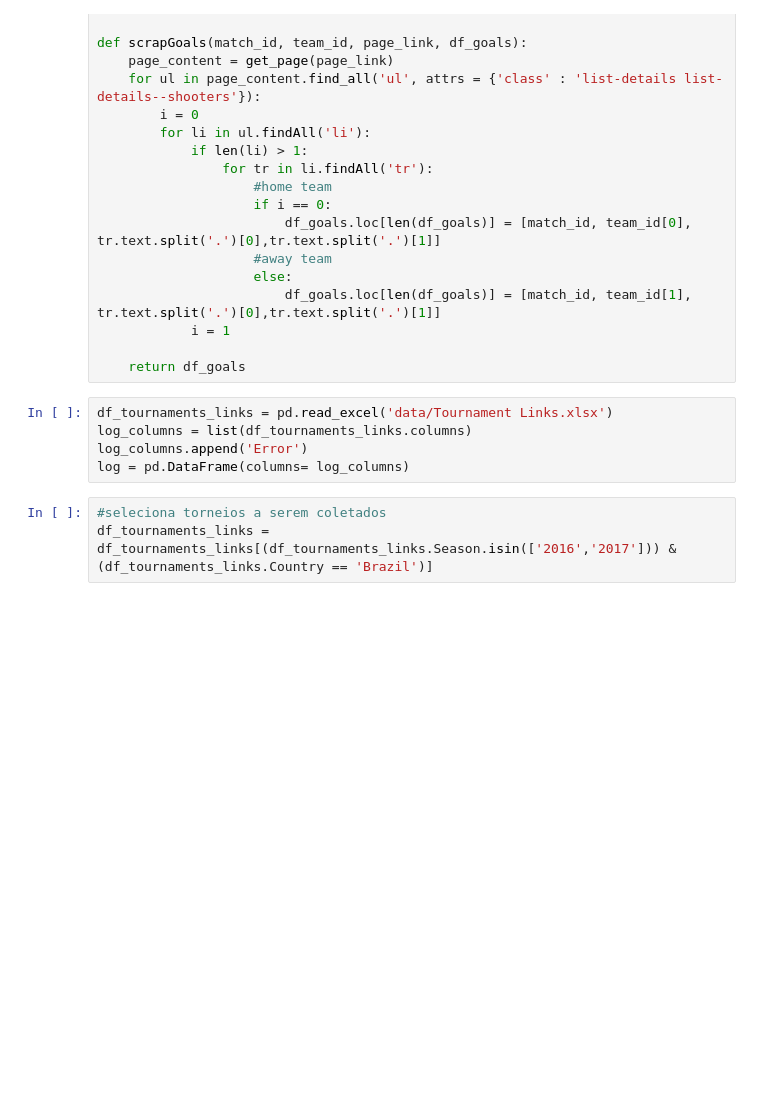
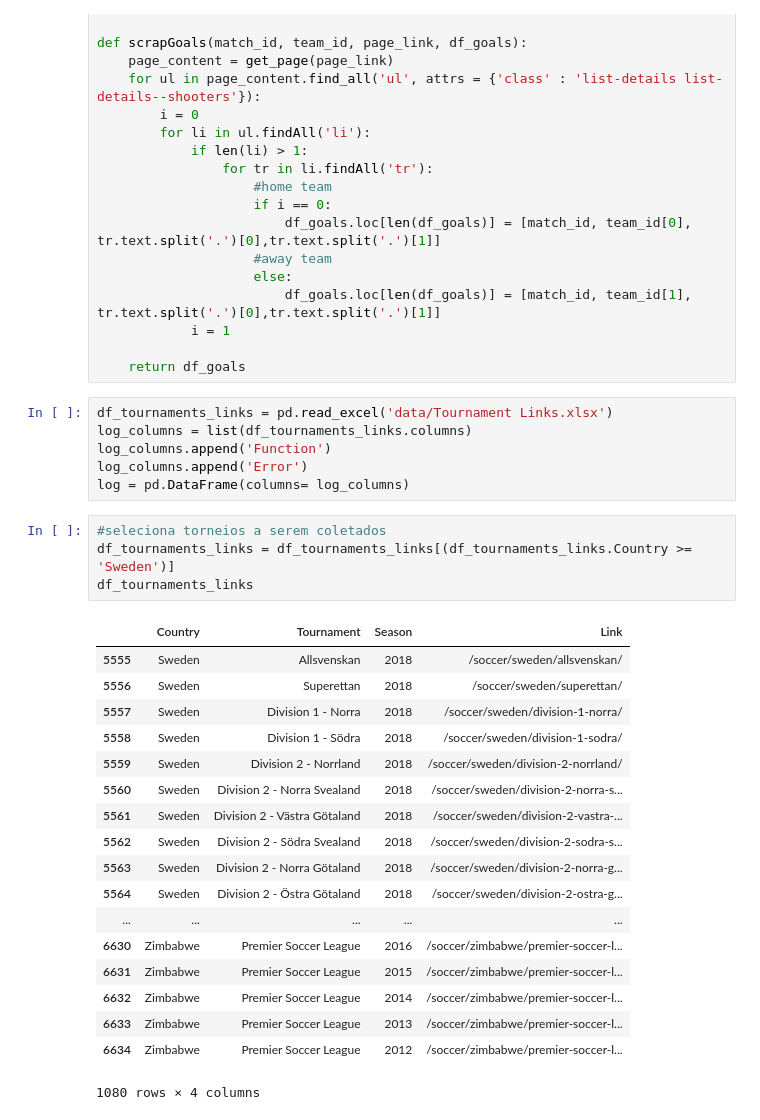
Before and after one commit to iagoadvaz/ic, a Jupyter notebook: Scraping.ipynb, the cells around one changed output. Cells and saved outputs as stored; diff of their text form; blank space fills up the shorter version.

```diff
--- a/Scraping.ipynb
+++ b/Scraping.ipynb
@@ -129,11 +129,32 @@ def scrapGoals(match_id, team_id, page_link, df_goals):
 # %%
 df_tournaments_links = pd.read_excel('data/Tournament Links.xlsx')
 log_columns = list(df_tournaments_links.columns)
+log_columns.append('Function')
 log_columns.append('Error')
 log = pd.DataFrame(columns= log_columns)
 # %%
 #seleciona torneios a serem coletados
-df_tournaments_links = df_tournaments_links[(df_tournaments_links.Season.isin(['2016','2017'])) & (df_tournaments_links.Country == 'Brazil')]
+df_tournaments_links = df_tournaments_links[(df_tournaments_links.Country >= 'Sweden')]
+df_tournaments_links
+# %% [output]
+|  | Country | Tournament | Season | Link |
+| 5555 | Sweden | Allsvenskan | 2018 | /soccer/sweden/allsvenskan/ |
+| 5556 | Sweden | Superettan | 2018 | /soccer/sweden/superettan/ |
+| 5557 | Sweden | Division 1 - Norra | 2018 | /soccer/sweden/division-1-norra/ |
+| 5558 | Sweden | Division 1 - Södra | 2018 | /soccer/sweden/division-1-sodra/ |
+| 5559 | Sweden | Division 2 - Norrland | 2018 | /soccer/sweden/division-2-norrland/ |
+| 5560 | Sweden | Division 2 - Norra Svealand | 2018 | /soccer/sweden/division-2-norra-s... |
+| 5561 | Sweden | Division 2 - Västra Götaland | 2018 | /soccer/sweden/division-2-vastra-... |
+| 5562 | Sweden | Division 2 - Södra Svealand | 2018 | /soccer/sweden/division-2-sodra-s... |
+| 5563 | Sweden | Division 2 - Norra Götaland | 2018 | /soccer/sweden/division-2-norra-g... |
+| 5564 | Sweden | Division 2 - Östra Götaland | 2018 | /soccer/sweden/division-2-ostra-g... |
+| ... | ... | ... | ... | ... |
+| 6630 | Zimbabwe | Premier Soccer League | 2016 | /soccer/zimbabwe/premier-soccer-l... |
+| 6631 | Zimbabwe | Premier Soccer League | 2015 | /soccer/zimbabwe/premier-soccer-l... |
+| 6632 | Zimbabwe | Premier Soccer League | 2014 | /soccer/zimbabwe/premier-soccer-l... |
+| 6633 | Zimbabwe | Premier Soccer League | 2013 | /soccer/zimbabwe/premier-soccer-l... |
+| 6634 | Zimbabwe | Premier Soccer League | 2012 | /soccer/zimbabwe/premier-soccer-l... |
+1080 rows × 4 columns
 # %%
 %%time
 current_country = df_tournaments_links.loc[df_tournaments_links.index.min()].Country
```
Also changed, not shown: parts of 3 cells of this notebook, 1 other file.
